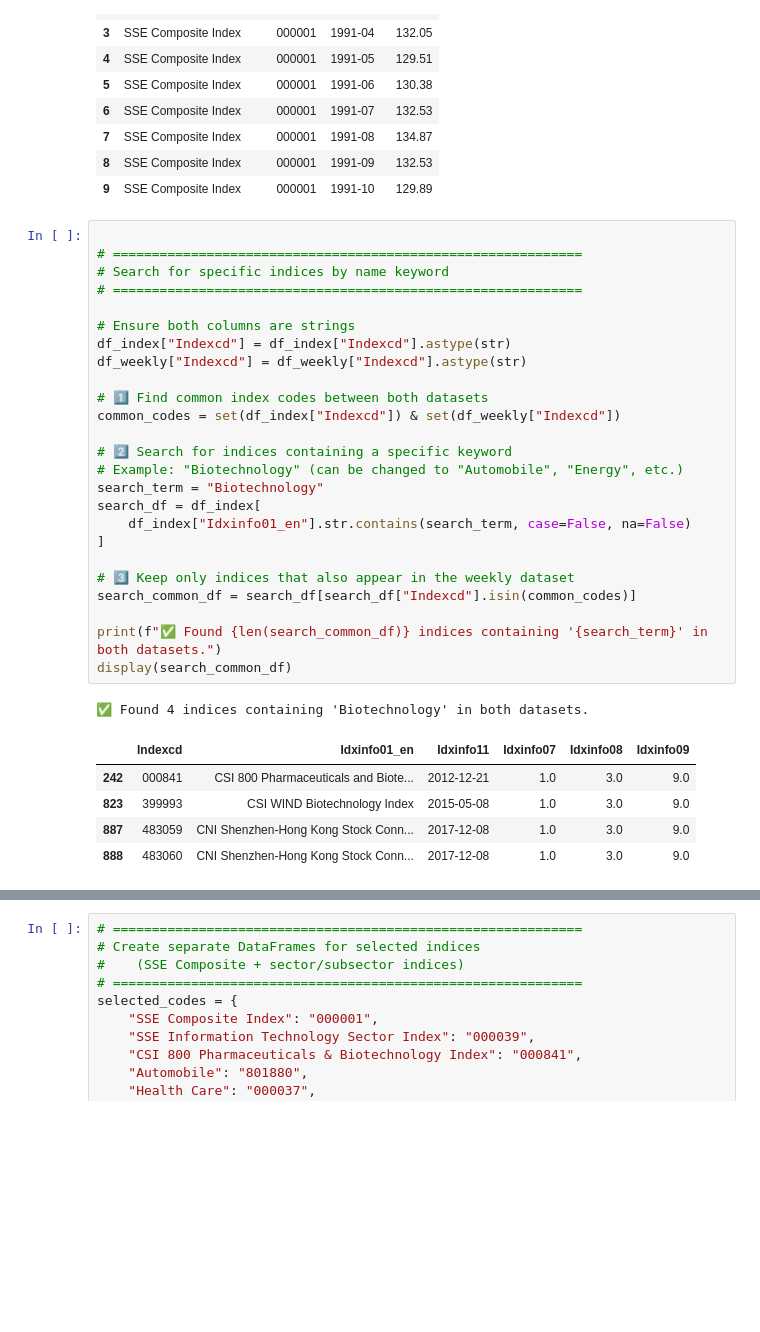
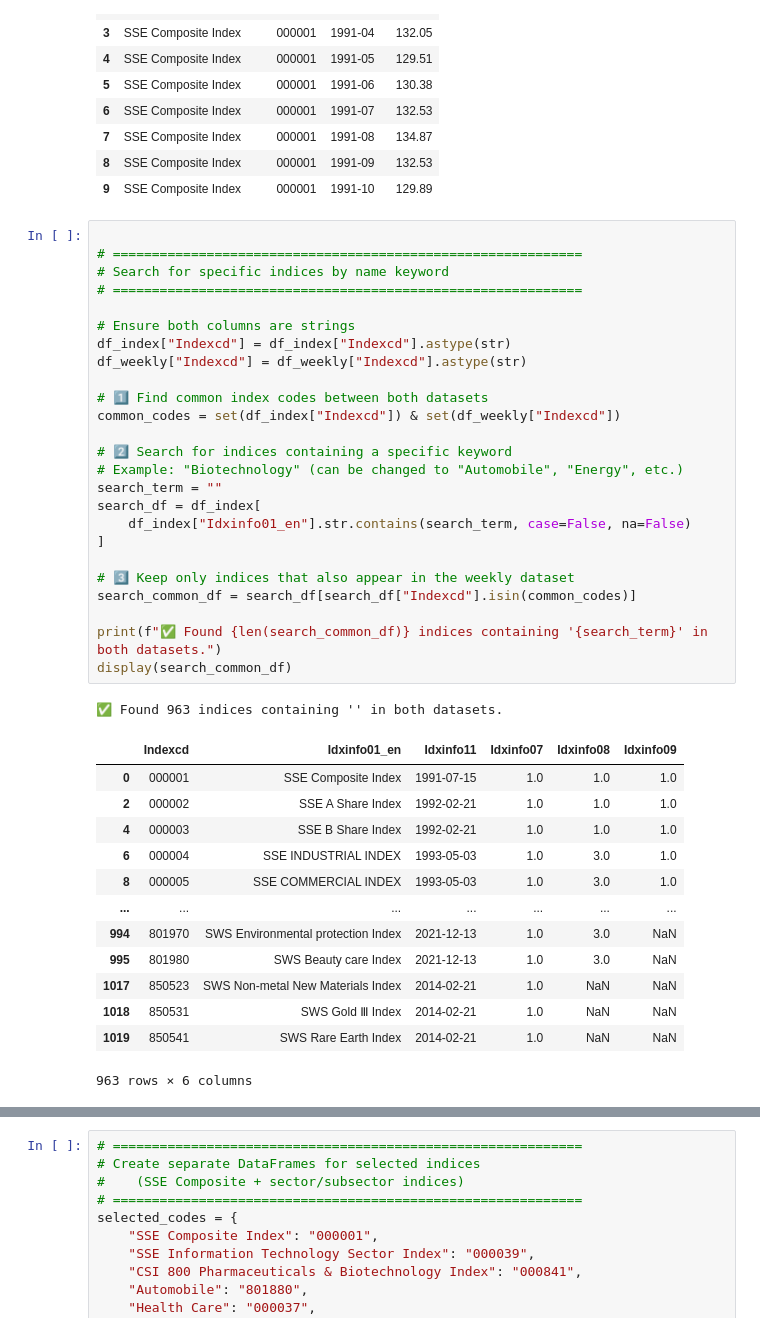
Before and after one commit to N4ims/mandarin-momentum, a Jupyter notebook: data_CN.ipynb, the cells around one changed output, grey strips where cells are left out. Saved outputs shown, nothing was run; the diff lists cells and outputs as text; blank space fills up the shorter version.

```diff
--- a/data_CN.ipynb
+++ b/data_CN.ipynb
@@ -44,32 +44,40 @@ display(merged_weekly.head(10))
 # %%
 
 # ============================================================
 # Search for specific indices by name keyword
 # ============================================================
 
 # Ensure both columns are strings
 df_index["Indexcd"] = df_index["Indexcd"].astype(str)
 df_weekly["Indexcd"] = df_weekly["Indexcd"].astype(str)
 
 # 1️⃣ Find common index codes between both datasets
 common_codes = set(df_index["Indexcd"]) & set(df_weekly["Indexcd"])
 
 # 2️⃣ Search for indices containing a specific keyword
 # Example: "Biotechnology" (can be changed to "Automobile", "Energy", etc.)
-search_term = "Biotechnology"
+search_term = ""
 search_df = df_index[
     df_index["Idxinfo01_en"].str.contains(search_term, case=False, na=False)
 ]
 
 # 3️⃣ Keep only indices that also appear in the weekly dataset
 search_common_df = search_df[search_df["Indexcd"].isin(common_codes)]
 
 print(f"✅ Found {len(search_common_df)} indices containing '{search_term}' in both datasets.")
 display(search_common_df)
 # %% [output]
-✅ Found 4 indices containing 'Biotechnology' in both datasets.
+✅ Found 963 indices containing '' in both datasets.
 |  | Indexcd | Idxinfo01_en | Idxinfo11 | Idxinfo07 | Idxinfo08 | Idxinfo09 |
-| 242 | 000841 | CSI 800 Pharmaceuticals and Biote... | 2012-12-21 | 1.0 | 3.0 | 9.0 |
-| 823 | 399993 | CSI WIND Biotechnology Index | 2015-05-08 | 1.0 | 3.0 | 9.0 |
-| 887 | 483059 | CNI Shenzhen-Hong Kong Stock Conn... | 2017-12-08 | 1.0 | 3.0 | 9.0 |
-| 888 | 483060 | CNI Shenzhen-Hong Kong Stock Conn... | 2017-12-08 | 1.0 | 3.0 | 9.0 |
+| 0 | 000001 | SSE Composite Index | 1991-07-15 | 1.0 | 1.0 | 1.0 |
+| 2 | 000002 | SSE A Share Index | 1992-02-21 | 1.0 | 1.0 | 1.0 |
+| 4 | 000003 | SSE B Share Index | 1992-02-21 | 1.0 | 1.0 | 1.0 |
+| 6 | 000004 | SSE INDUSTRIAL INDEX | 1993-05-03 | 1.0 | 3.0 | 1.0 |
+| 8 | 000005 | SSE COMMERCIAL INDEX | 1993-05-03 | 1.0 | 3.0 | 1.0 |
+| ... | ... | ... | ... | ... | ... | ... |
+| 994 | 801970 | SWS Environmental protection Index | 2021-12-13 | 1.0 | 3.0 | NaN |
+| 995 | 801980 | SWS Beauty care Index | 2021-12-13 | 1.0 | 3.0 | NaN |
+| 1017 | 850523 | SWS Non-metal New Materials Index | 2014-02-21 | 1.0 | NaN | NaN |
+| 1018 | 850531 | SWS Gold Ⅲ Index | 2014-02-21 | 1.0 | NaN | NaN |
+| 1019 | 850541 | SWS Rare Earth Index | 2014-02-21 | 1.0 | NaN | NaN |
+963 rows × 6 columns
```
Also changed, not shown: parts of 1 cell of this notebook, 1 other file.
